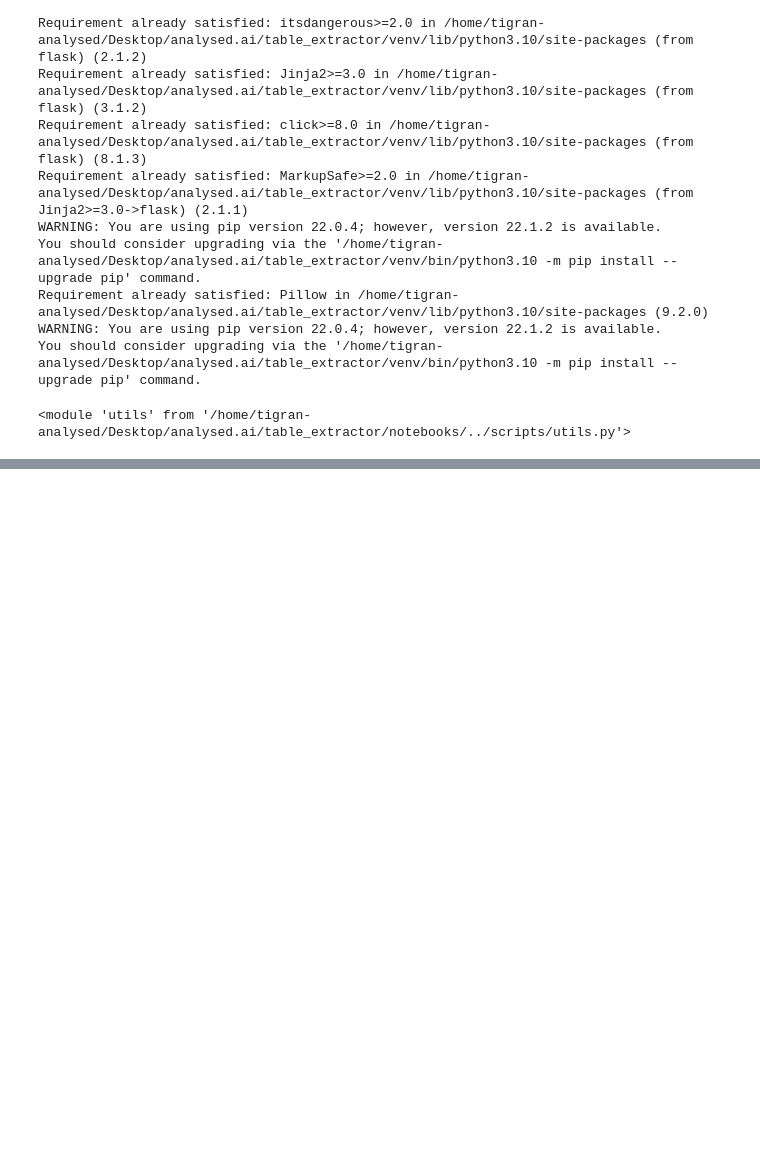
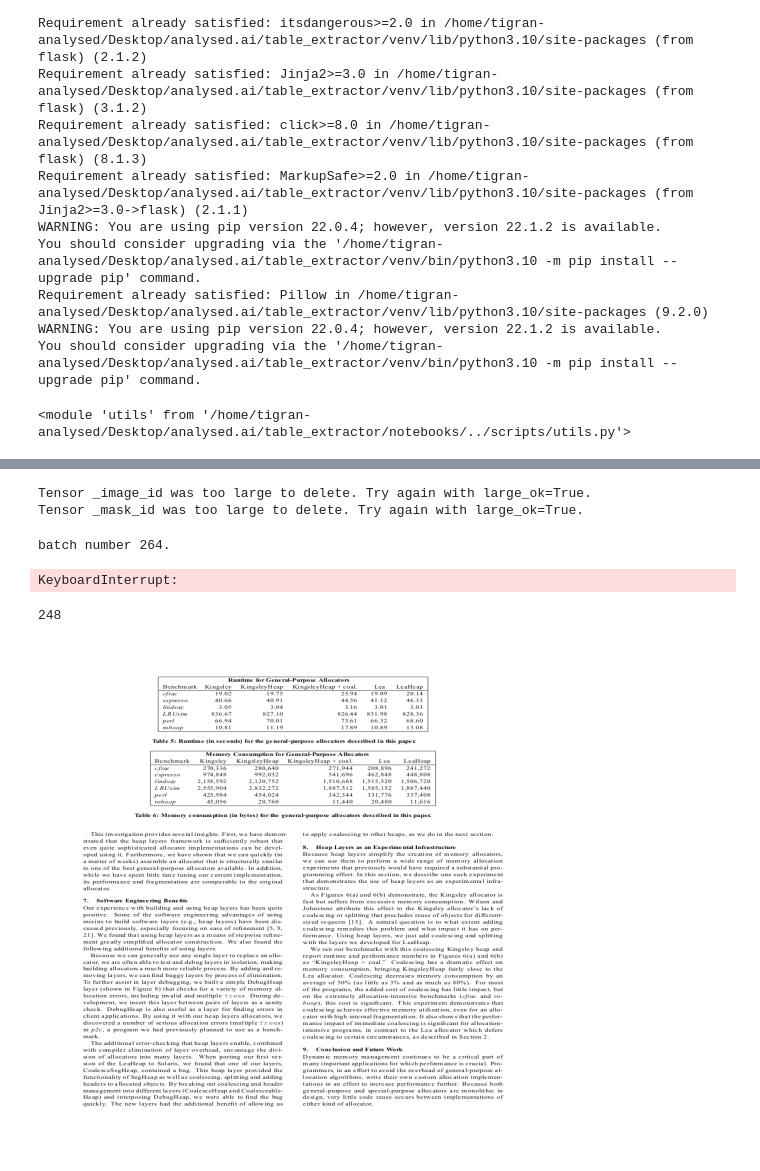
Before and after one commit to tigranfah/table_extraction_from_docs, a Jupyter notebook: notebooks/hub_vis.ipynb, the cells around one changed output, grey strips where cells are left out. Saved outputs shown, nothing was run; the diff lists cells and outputs as text; code cells hidden in the pictures; blank space fills up the shorter version.

```diff
--- a/notebooks/hub_vis.ipynb
+++ b/notebooks/hub_vis.ipynb
@@ -50,23 +44,41 @@ for dirpath, dirnames, filenames in os.walk(dataset_folder):
+# %%
+ds.delete_tensor("image", large_ok=True)
+ds.delete_tensor("mask", large_ok=True)
+# %% [output]
+Tensor _image_id was too large to delete. Try again with large_ok=True.
+Tensor _mask_id was too large to delete. Try again with large_ok=True.
 # %%
 with ds:
     # Create the tensors with names of your choice.
-    ds.create_tensor('images', htype = 'image', sample_compression = 'png')
-    ds.create_tensor('masks', htype = 'binary_mask')
+    ds.create_tensor('image')
+    ds.create_tensor('mask')
 
-    # Add arbitrary metadata - Optional
-    ds.info.update(description = 'My first Hub dataset')
-    ds.images.info.update(camera_type = 'SLR')
+    # # Add arbitrary metadata - Optional
+    ds.info.update(description = 'Table annotations in documents.')
+    ds.image.info.update(camera_type = 'SLR')
+
+    i = 0
+    for batch_X, batch_y in image_batch_generator(
+        IMAGE_NAMES,
+        batch_size=8,
+        resize_shape=(512, 512),
+        normalize=False
+    ):
+        for X, y in zip(batch_X, batch_y):
+            #Append data to the tensors
+            ds.image.append(X)
+            ds.mask.append(y)
+            i+=1
+
+        if i >= 200:
+            break
+        #     break
+        # break
+        print(f"batch number {i}.", end='\r')
+# %% [output]
+batch number 264.
+KeyboardInterrupt:
-# %%
-from cv2 import normalize
-
-with ds:
-    # Iterate through the files and append to hub dataset
-    for batch_X, batch_y in image_batch_generator(
-        IMAGE_NAMES,
-        batch_size=8,
-        resize_shape=(512, 512),
-        normalize=False
-    ):
-        for X, y in zip(batch_X, batch_y):
-            #Append data to the tensors
-            ds.append({'images': X.astype(np.uint8), 'masks': y.astype(np.bool_)})
+# %%
+len(ds.image)
+# %% [output]
+248
@@ -72,0 +87,4 @@ with ds:
+# %%
+Image.fromarray(ds.image[0].numpy())
+# %% [output]
+[figure, added]
```
Also changed, not shown: parts of 10 cells of this notebook, 1 other file.
